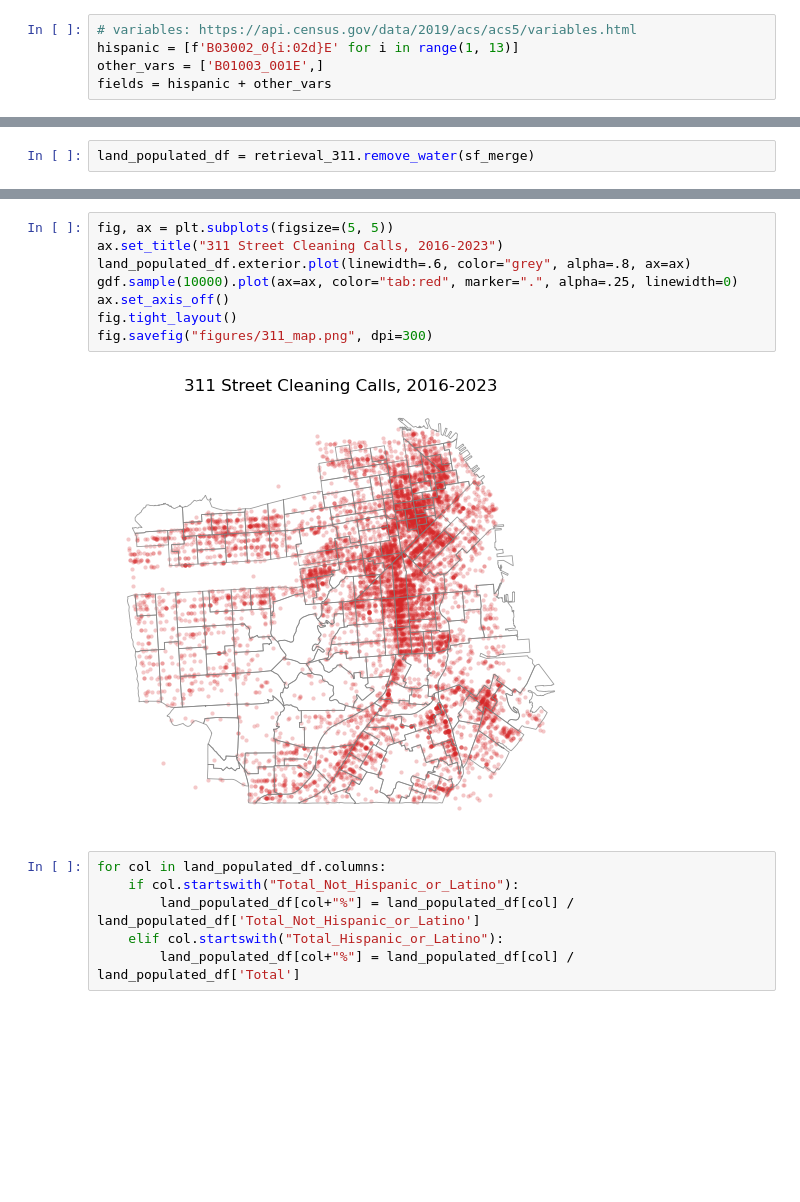
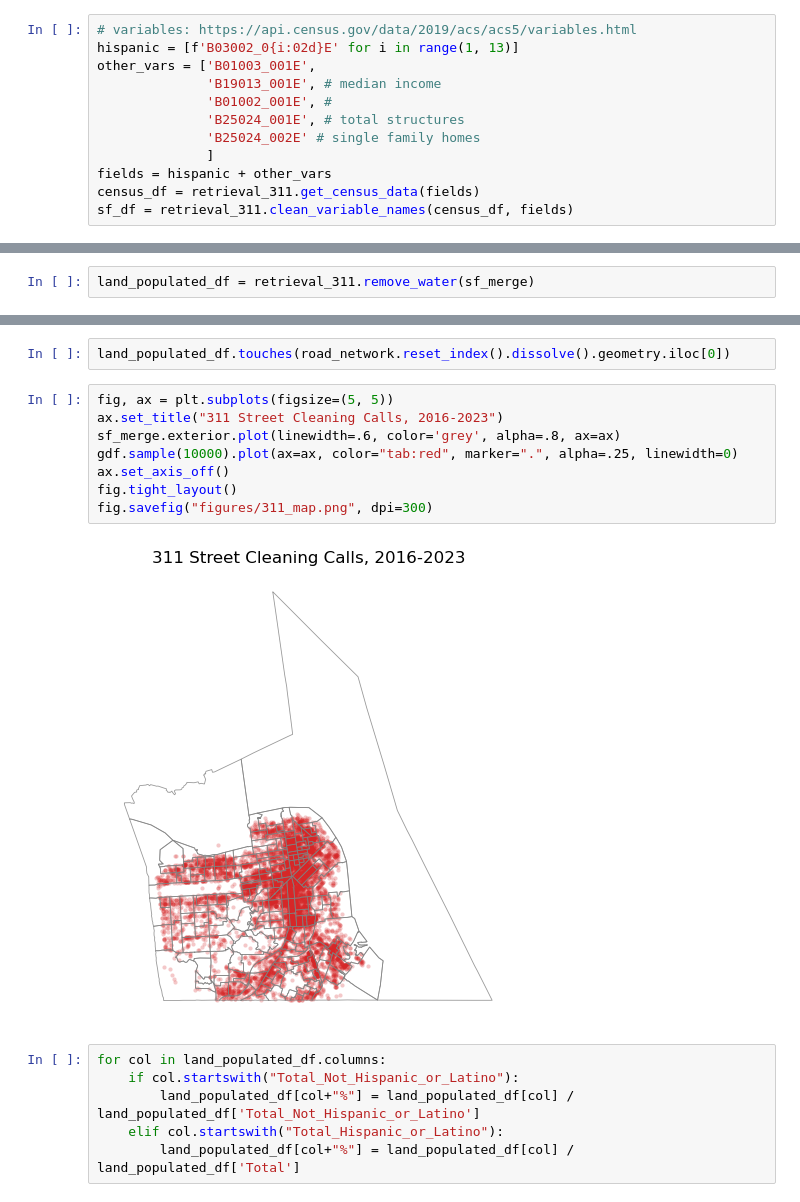
Before and after one commit to peter-amerkhanian/San-Francisco-Service-Analysis, a Jupyter notebook: peter_census_sandbox.ipynb, the cells around one changed output, grey strips where cells are left out. Drawn from its saved outputs; the diff is of its cells as text; blank space fills up the shorter version.

```diff
--- a/peter_census_sandbox.ipynb
+++ b/peter_census_sandbox.ipynb
@@ -16,5 +16,12 @@ gdf = gpd.GeoDataFrame(
 # %%
 # variables: https://api.census.gov/data/2019/acs/acs5/variables.html
 hispanic = [f'B03002_0{i:02d}E' for i in range(1, 13)]
-other_vars = ['B01003_001E',]
+other_vars = ['B01003_001E',
+              'B19013_001E', # median income
+              'B01002_001E', #
+              'B25024_001E', # total structures
+              'B25024_002E' # single family homes
+              ]
 fields = hispanic + other_vars
+census_df = retrieval_311.get_census_data(fields)
+sf_df = retrieval_311.clean_variable_names(census_df, fields)
@@ -42,13 +84,15 @@ land_populated_df = retrieval_311.remove_water(sf_merge)
+# %%
+land_populated_df.touches(road_network.reset_index().dissolve().geometry.iloc[0])
 # %%
 fig, ax = plt.subplots(figsize=(5, 5))
 ax.set_title("311 Street Cleaning Calls, 2016-2023")
-land_populated_df.exterior.plot(linewidth=.6, color="grey", alpha=.8, ax=ax)
+sf_merge.exterior.plot(linewidth=.6, color='grey', alpha=.8, ax=ax)
 gdf.sample(10000).plot(ax=ax, color="tab:red", marker=".", alpha=.25, linewidth=0)
 ax.set_axis_off()
 fig.tight_layout()
 fig.savefig("figures/311_map.png", dpi=300)
 # %% [output]
-[figure, old version]
+[figure, new version]
 # %%
 for col in land_populated_df.columns:
     if col.startswith("Total_Not_Hispanic_or_Latino"):
```
Also changed, not shown: parts of 37 cells of this notebook, 5 other files.
